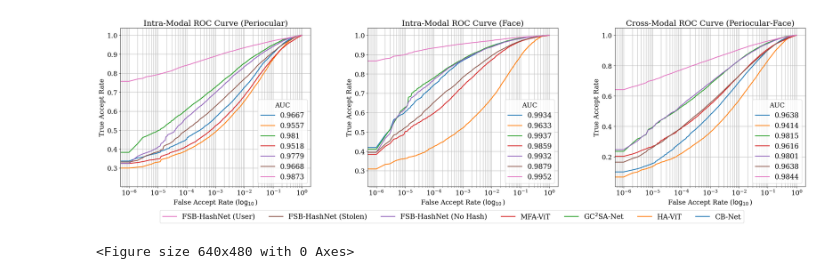
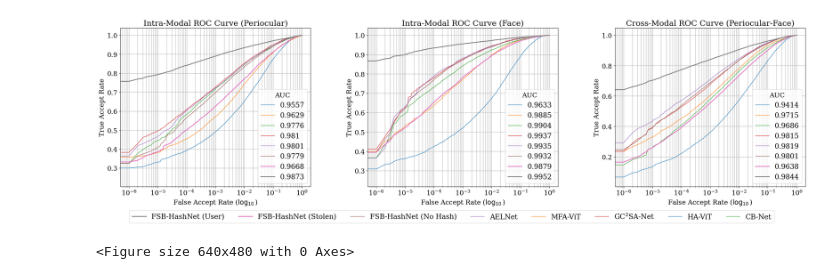
Before and after one commit to tiongsikng/fsb_hashnet, a Jupyter notebook: eval/plot_roc_sota.ipynb, the cells around one changed output. Drawn from its saved outputs; the diff is of its cells as text; code cells hidden in the pictures.

```diff
--- a/eval/plot_roc_sota.ipynb
+++ b/eval/plot_roc_sota.ipynb
@@ -3,11 +3,17 @@ import matplotlib.pyplot as plt
 import torch
 import seaborn as sns
 import numpy as np
+import sys, os
+
+sys.path.insert(0, os.path.abspath('..'))
+from configs import datasets_config as config
 
 plt.rcParams['font.family'] = 'serif'
 plt.rcParams['font.serif'] = ['Times New Roman'] + plt.rcParams['font.serif']
 plt.rcParams.update({'font.size': 17, 'legend.fontsize': 17})
 
+
+boiler_root = config.main_path['main']
 rank = 10
 rng = np.arange(0, rank) + 1
 ticks = np.arange(0, (len(rng) + 1), 1)
@@ -162,11 +185,12 @@ axs[0].set_title('Intra-Modal ROC Curve (Periocular)')
 axs[0].set_ylabel('True Accept Rate')
 axs[0].set_xlabel('False Accept Rate ($\log_{10}$)')
 axs[0].semilogx(base=10)
-cb_net_peri_roc, = axs[0].plot(range_, cb_net_peri_tpr, label=str(round(cb_net_peri_avg, 4)), linewidth=2)
-havit_peri_roc, = axs[0].plot(range_, havit_peri_tpr, label=str(round(havit_peri_avg, 4)), linewidth=2)
-gc2sa_net_peri_roc, = axs[0].plot(range_, gc2sa_net_peri_tpr, label=str(round(gc2sa_net_peri_avg, 4)), linewidth=2)
-mfavit_peri_roc, = axs[0].plot(range_, mfavit_peri_tpr, label=str(round(mfavit_peri_avg, 4)), linewidth=2)
-fsb_nohash_peri_roc, = axs[0].plot(range_, fsb_nohash_peri_tpr, label=str(round(fsb_nohash_peri_avg, 4)), linewidth=2)
+havit_peri_roc, = axs[0].plot(range_, havit_peri_tpr, label=str(round(havit_peri_avg, 4)), linewidth=1)
+mfavit_peri_roc, = axs[0].plot(range_, mfavit_peri_tpr, label=str(round(mfavit_peri_avg, 4)), linewidth=1)
+cb_net_peri_roc, = axs[0].plot(range_, cb_net_peri_tpr, label=str(round(cb_net_peri_avg, 4)), linewidth=1)
+gc2sa_net_peri_roc, = axs[0].plot(range_, gc2sa_net_peri_tpr, label=str(round(gc2sa_net_peri_avg, 4)), linewidth=1)
+ael_net_peri_roc, = axs[0].plot(range_, ael_net_peri_tpr, label=str(round(ael_net_peri_avg, 4)), linewidth=1)
+fsb_nohash_peri_roc, = axs[0].plot(range_, fsb_nohash_peri_tpr, label=str(round(fsb_nohash_peri_avg, 4)), linewidth=1)
 fsb_hashnet_peri_roc_stolen, = axs[0].plot(range_, fsb_hashnet_peri_tpr_stolen, label=str(round(fsb_hashnet_peri_avg_stolen, 4)), linewidth=2)
 fsb_hashnet_peri_roc_user, = axs[0].plot(range_, fsb_hashnet_peri_tpr_user, label=str(round(fsb_hashnet_peri_avg_user, 4)), linewidth=2)
 axs[0].legend(bbox_to_anchor=(1, 0), loc="lower right", title="AUC")
@@ -175,45 +199,47 @@ axs[0].legend(bbox_to_anchor=(1, 0), loc="lower right", title="AUC")
 axs[1].grid(which='both')
 axs[1].set_title('Intra-Modal ROC Curve (Face)')
 axs[1].set_ylabel('True Accept Rate')
 axs[1].set_xlabel('False Accept Rate ($\log_{10}$)')
 axs[1].semilogx(base=10)
-cb_net_face_roc, = axs[1].plot(range_, cb_net_face_tpr, label=str(round(cb_net_face_avg, 4)), linewidth=2)
-havit_face_roc, = axs[1].plot(range_, havit_face_tpr, label=str(round(havit_face_avg, 4)), linewidth=2)
-gc2sa_net_face_roc, = axs[1].plot(range_, gc2sa_net_face_tpr, label=str(round(gc2sa_net_face_avg, 4)), linewidth=2)
-mfavit_face_roc, = axs[1].plot(range_, mfavit_face_tpr, label=str(round(mfavit_face_avg, 4)), linewidth=2)
-fsb_nohash_face_roc, = axs[1].plot(range_, fsb_nohash_face_tpr, label=str(round(fsb_nohash_face_avg, 4)), linewidth=2)
+havit_face_roc, = axs[1].plot(range_, havit_face_tpr, label=str(round(havit_face_avg, 4)), linewidth=1)
+mfavit_face_roc, = axs[1].plot(range_, mfavit_face_tpr, label=str(round(mfavit_face_avg, 4)), linewidth=1)
+cb_net_face_roc, = axs[1].plot(range_, cb_net_face_tpr, label=str(round(cb_net_face_avg, 4)), linewidth=1)
+gc2sa_net_face_roc, = axs[1].plot(range_, gc2sa_net_face_tpr, label=str(round(gc2sa_net_face_avg, 4)), linewidth=1)
+ael_net_face_roc, = axs[1].plot(range_, ael_net_face_tpr, label=str(round(ael_net_face_avg, 4)), linewidth=1)
+fsb_nohash_face_roc, = axs[1].plot(range_, fsb_nohash_face_tpr, label=str(round(fsb_nohash_face_avg, 4)), linewidth=1)
 fsb_hashnet_face_roc_stolen, = axs[1].plot(range_, fsb_hashnet_face_tpr_stolen, label=str(round(fsb_hashnet_face_avg_stolen, 4)), linewidth=2)
 fsb_hashnet_face_roc_user, = axs[1].plot(range_, fsb_hashnet_face_tpr_user, label=str(round(fsb_hashnet_face_avg_user, 4)), linewidth=2)
 axs[1].legend(bbox_to_anchor=(1, 0), loc="lower right", title="AUC")
 
 # Intra-Modal ROC Curve
 axs[2].grid(which='both')
 axs[2].set_title('Cross-Modal ROC Curve (Periocular-Face)')
 axs[2].set_ylabel('True Accept Rate')
 axs[2].set_xlabel('False Accept Rate ($\log_{10}$)')
 axs[2].semilogx(base=10)
-cb_net_cm_roc, = axs[2].plot(range_, cb_net_cm_tpr, label=str(round(cb_net_cm_avg, 4)), linewidth=2)
-havit_cm_roc, = axs[2].plot(range_, havit_cm_tpr, label=str(round(havit_cm_avg, 4)), linewidth=2)
-gc2sa_net_cm_roc, = axs[2].plot(range_, gc2sa_net_cm_tpr, label=str(round(gc2sa_net_cm_avg, 4)), linewidth=2)
-mfavit_cm_roc, = axs[2].plot(range_, mfavit_cm_tpr, label=str(round(mfavit_cm_avg, 4)), linewidth=2)
-fsb_nohash_cm_roc, = axs[2].plot(range_, fsb_nohash_cm_tpr, label=str(round(fsb_nohash_cm_avg, 4)), linewidth=2)
+havit_cm_roc, = axs[2].plot(range_, havit_cm_tpr, label=str(round(havit_cm_avg, 4)), linewidth=1)
+mfavit_cm_roc, = axs[2].plot(range_, mfavit_cm_tpr, label=str(round(mfavit_cm_avg, 4)), linewidth=1)
+cb_net_cm_roc, = axs[2].plot(range_, cb_net_cm_tpr, label=str(round(cb_net_cm_avg, 4)), linewidth=1)
+gc2sa_net_cm_roc, = axs[2].plot(range_, gc2sa_net_cm_tpr, label=str(round(gc2sa_net_cm_avg, 4)), linewidth=1)
+ael_net_cm_roc, = axs[2].plot(range_, ael_net_cm_tpr, label=str(round(ael_net_cm_avg, 4)), linewidth=1)
+fsb_nohash_cm_roc, = axs[2].plot(range_, fsb_nohash_cm_tpr, label=str(round(fsb_nohash_cm_avg, 4)), linewidth=1)
 fsb_hashnet_cm_roc_stolen, = axs[2].plot(range_, fsb_hashnet_cm_tpr_stolen, label=str(round(fsb_hashnet_cm_avg_stolen, 4)), linewidth=2)
 fsb_hashnet_cm_roc_user, = axs[2].plot(range_, fsb_hashnet_cm_tpr_user, label=str(round(fsb_hashnet_cm_avg_user, 4)), linewidth=2)
 axs[2].legend(bbox_to_anchor=(1, 0), loc="lower right", title="AUC")
 
 # Legends
-line_labels = ["FSB-HashNet (User)", "FSB-HashNet (Stolen)", "FSB-HashNet (No Hash)", "MFA-ViT", "GC$^2$SA-Net", "HA-ViT", "CB-Net"]
+line_labels = ["FSB-HashNet (User)", "FSB-HashNet (Stolen)", "FSB-HashNet (No Hash)", "AELNet", "MFA-ViT", "GC$^2$SA-Net", "HA-ViT", "CB-Net"]
 
-fig.legend( handles=[fsb_hashnet_cm_roc_user, fsb_hashnet_cm_roc_stolen, fsb_nohash_cm_roc, mfavit_cm_roc, gc2sa_net_cm_roc, havit_cm_roc, cb_net_cm_roc],
+fig.legend( handles=[fsb_hashnet_cm_roc_user, fsb_hashnet_cm_roc_stolen, fsb_nohash_cm_roc, ael_net_cm_roc, mfavit_cm_roc, gc2sa_net_cm_roc, havit_cm_roc, cb_net_cm_roc],
             labels=line_labels,   # The labels for each line
             loc="lower center",
             bbox_to_anchor=(0.5, -0.07),
-            ncol=7,    # Position of legend
+            ncol=8,    # Position of legend
             borderaxespad=0.1)
 
 plt.savefig('../graphs/ROC_sota.pdf', bbox_inches='tight')
 plt.show()
 plt.clf()
 # %% [output]
-[figure, old version]
+[figure, new version]
 <Figure size 640x480 with 0 Axes>
```
Also changed, not shown: parts of 1 cell of this notebook, 6 other files.
